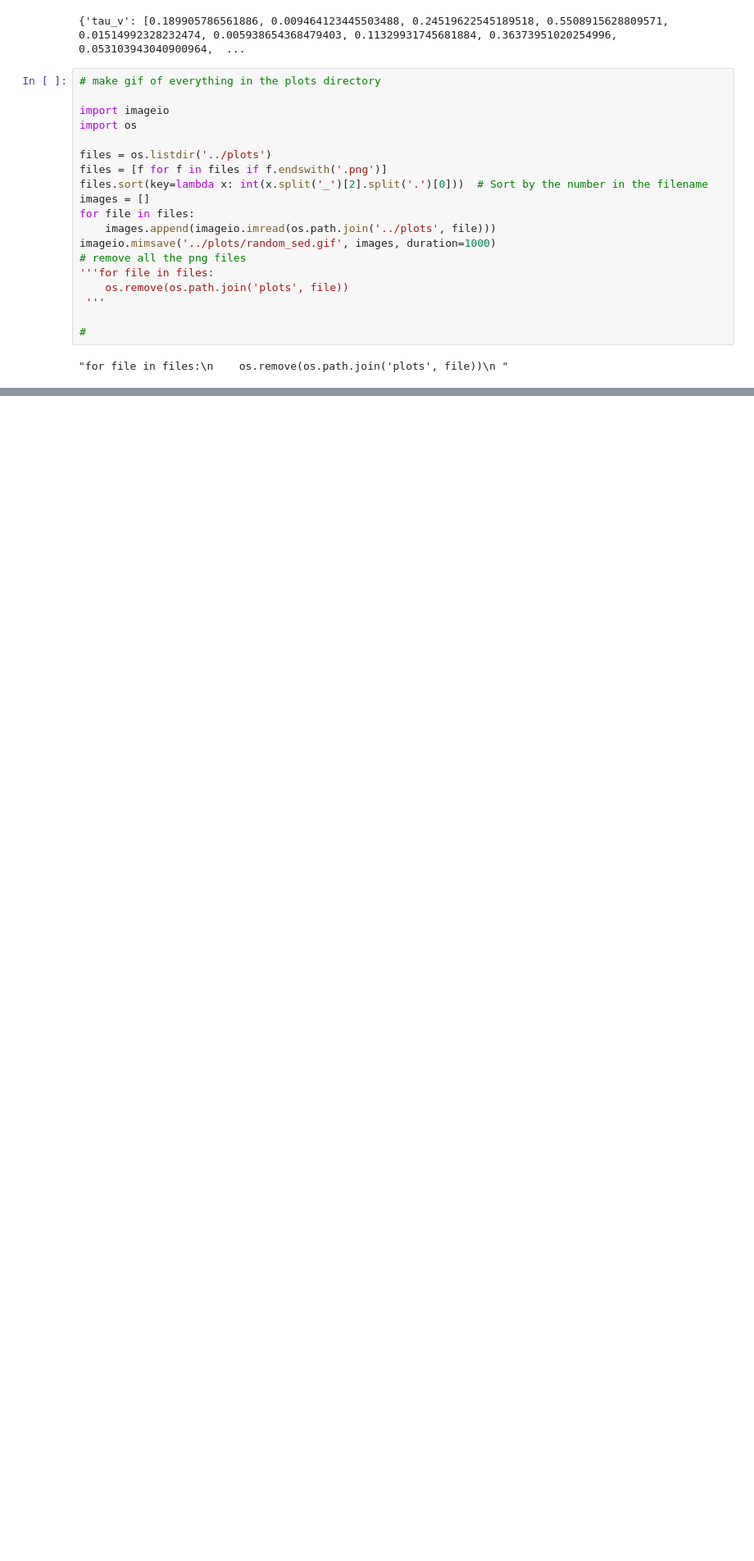
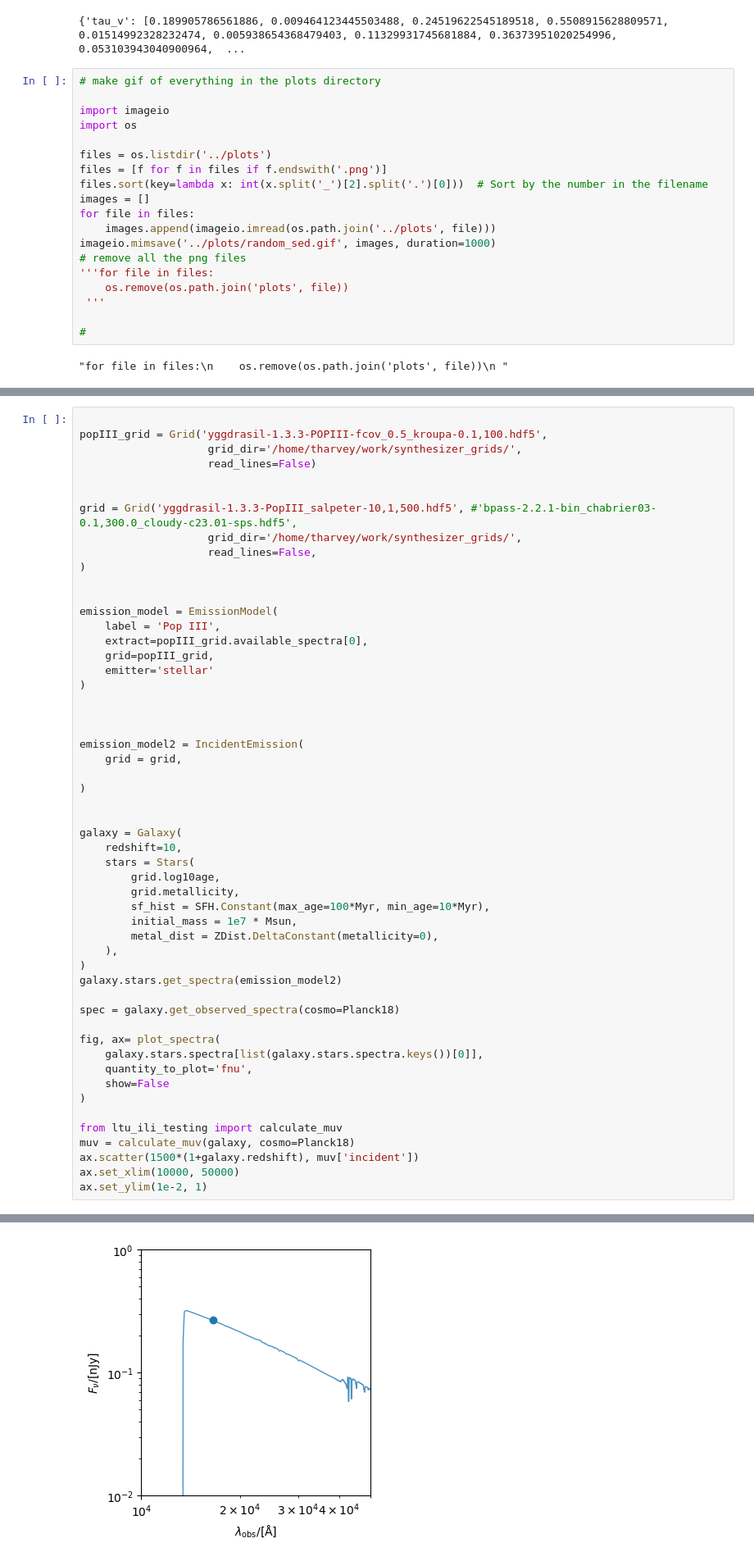
Before and after one commit to synthesizer-project/synference, a Jupyter notebook: scripts/proof_of_concept.ipynb, the cells around one changed output, grey strips where cells are left out. Shown at 82% size. Cells and saved outputs as stored; diff of their text form; blank space fills up the shorter version.

```diff
--- a/scripts/proof_of_concept.ipynb
+++ b/scripts/proof_of_concept.ipynb
@@ -520,0 +525,54 @@ Using pipeline 8286
+# %%
+
+popIII_grid = Grid('yggdrasil-1.3.3-POPIII-fcov_0.5_kroupa-0.1,100.hdf5',
+                    grid_dir='/home/tharvey/work/synthesizer_grids/',
+                    read_lines=False)
+
+
+grid = Grid('yggdrasil-1.3.3-PopIII_salpeter-10,1,500.hdf5', #'bpass-2.2.1-bin_chabrier03-0.1,300.0_cloudy-c23.01-sps.hdf5',
+                    grid_dir='/home/tharvey/work/synthesizer_grids/',
+                    read_lines=False,
+)
+
+
+emission_model = EmissionModel(
+    label = 'Pop III',
+    extract=popIII_grid.available_spectra[0],
+    grid=popIII_grid,
+    emitter='stellar'
+)
+
+
+
+emission_model2 = IncidentEmission(
+    grid = grid,
+
+)
+
+
+galaxy = Galaxy(
+    redshift=10,
+    stars = Stars(
+        grid.log10age,
+        grid.metallicity,
+        sf_hist = SFH.Constant(max_age=100*Myr, min_age=10*Myr),
+        initial_mass = 1e7 * Msun,
+        metal_dist = ZDist.DeltaConstant(metallicity=0),
+    ),
+)
+galaxy.stars.get_spectra(emission_model2)
+
+spec = galaxy.get_observed_spectra(cosmo=Planck18)
+
+fig, ax= plot_spectra(
+    galaxy.stars.spectra[list(galaxy.stars.spectra.keys())[0]],
+    quantity_to_plot='fnu',
+    show=False
+)
+
+from ltu_ili_testing import calculate_muv
+muv = calculate_muv(galaxy, cosmo=Planck18)
+ax.scatter(1500*(1+galaxy.redshift), muv['incident'])
+ax.set_xlim(10000, 50000)
+ax.set_ylim(1e-2, 1)
+# %% [output]
@@ -520,0 +580 @@ Using pipeline 8286
+[figure, added]
```
Also changed, not shown: parts of 14 cells of this notebook, 4 other files.
